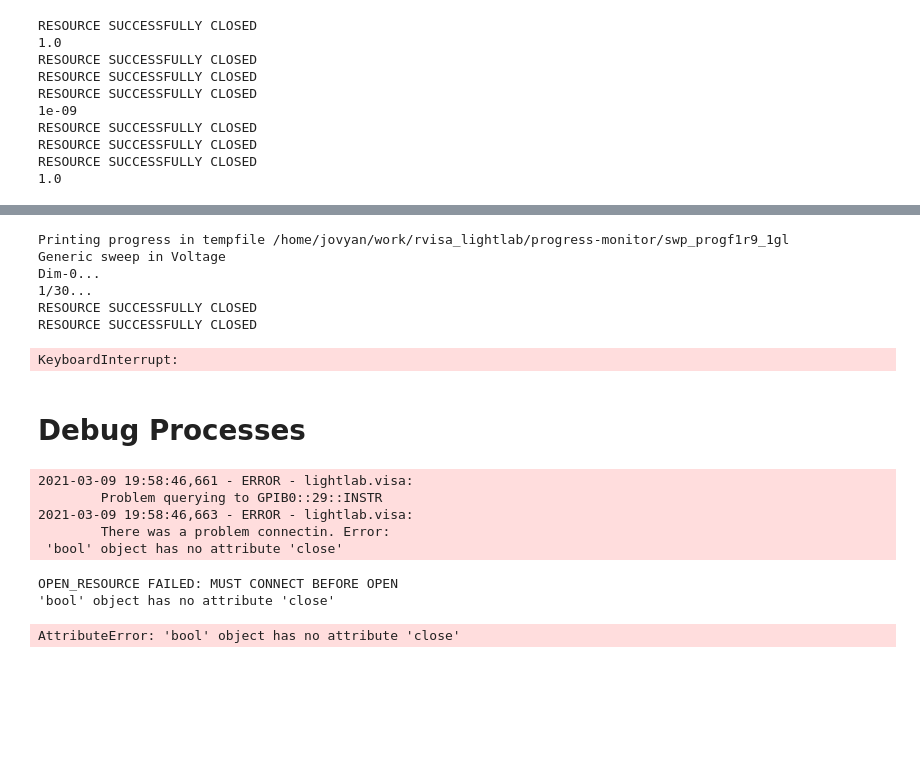
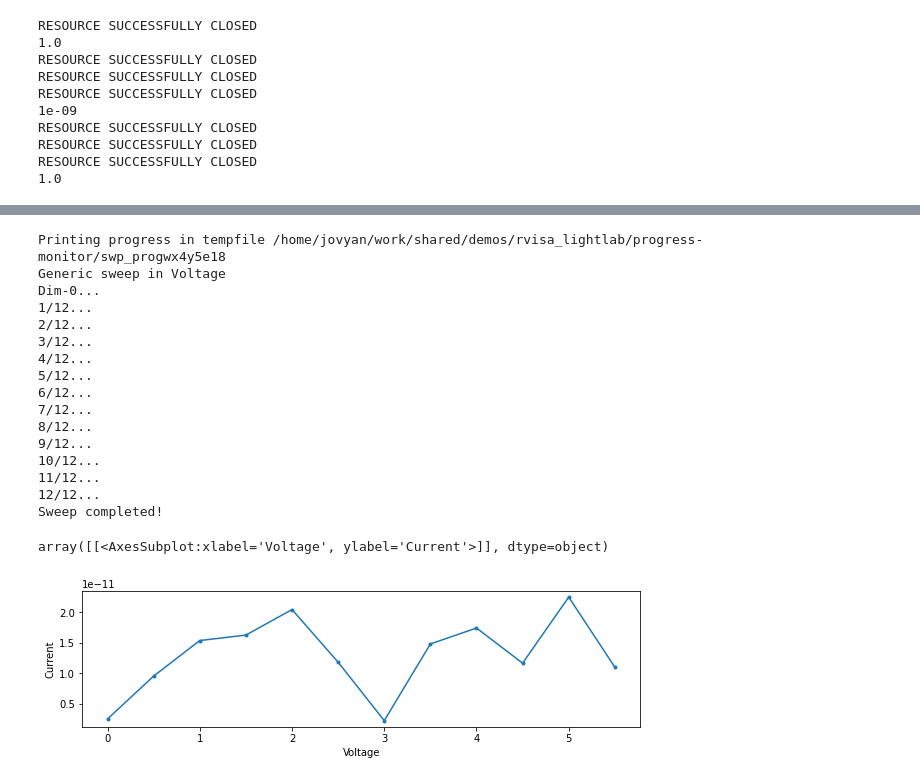
Before and after one commit to CharLee674/rvisa_lightlab, a Jupyter notebook: KeithleyDemo.ipynb, the cells around one changed output, grey strips where cells are left out. Drawn from its saved outputs; the diff is of its cells as text; code cells hidden in the pictures; blank space fills up the shorter version.

Commit message:
demo preparations

```diff
--- a/KeithleyDemo.ipynb
+++ b/KeithleyDemo.ipynb
@@ -85,52 +184,37 @@ RESOURCE SUCCESSFULLY CLOSED
 # %%
 # Testing sweeps
 from lightlab.util.sweep import NdSweeper
 import numpy
 from lightlab.equipment.lab_instruments import Remote_Keithley_2606B_SMU as Ke
-instr = Ke(address='GPIB0::29::INSTR',url="https://1000000031c956ca-api.nwtech.win/", tsp_node=1, channel="A")
+instr = Ke(address='GPIB0::29::INSTR',url="https://1000000031c956ca-api.nwtech.win/", tsp_node=1, channel="A", tempSess=False)
 tsweep=NdSweeper()
-domain=numpy.arange(0,3,.1)
+
+instr.setProtectionVoltage(4) # set 4 V voltage limit
+instr.setProtectionCurrent(0.01) # set 10 mA current limit
+domain=numpy.arange(0,6,0.5)
+instr.enable(newState=True)
 tsweep.addActuation("Voltage",lambda v: instr.setVoltage(v),domain)
-tsweep.addMeasurement("Current",lambda: instr.getCurrent())
+tsweep.addMeasurement("Current",lambda: instr.measCurrent())
 tsweep.gather(3)
+instr.enable(newState=0)
 instr.setVoltage(0)
 tsweep.plot()
 # %% [output]
-Printing progress in tempfile /home/jovyan/work/rvisa_lightlab/progress-monitor/swp_progf1r9_1gl
+Printing progress in tempfile /home/jovyan/work/shared/demos/rvisa_lightlab/progress-monitor/swp_progwx4y5e18
 Generic sweep in Voltage
 Dim-0...
-1/30...
-RESOURCE SUCCESSFULLY CLOSED
-RESOURCE SUCCESSFULLY CLOSED
+1/12...
+2/12...
+3/12...
+4/12...
+5/12...
+6/12...
+7/12...
+8/12...
+9/12...
+10/12...
+11/12...
+12/12...
+Sweep completed!
-KeyboardInterrupt:
+array([[<AxesSubplot:xlabel='Voltage', ylabel='Current'>]], dtype=object)
+[figure, added]
-# %% [markdown]
-# Debug Processes
-# %%
-import rvisa as visa
-import time
-
-#had to change the import statement for visalogger to ...
-#from rvisa_lightlab.lightlab.equipment.lab_instruments.Tektronix_DPO4034_Oscope import Remote_Tektronix_DPO4034_Oscope as Re
-from lightlab.equipment.lab_instruments import Remote_Keithley_2606B_SMU as Ke
-#rm = visa.ResourceManager("https://1000000031c956ca-api.nwtech.win/")
-#rm.list_resources()
-instr = Ke(address='GPIB0::29::INSTR',url="https://1000000031c956ca-api.nwtech.win/", tsp_node=1, channel="A")
-#print(instr.driver.instrID())
-instr.setCurrent(1)
-print(instr.getCurrent())
-"""
-print(instr.getVolta ge())
-print(instr.getCurrent())
-instr.setVoltage(1)
-print(instr.getVoltage())
-instr.setVoltage(5)
-"""
-# %% [output]
-2021-03-09 19:58:46,661 - ERROR - lightlab.visa:
-        Problem querying to GPIB0::29::INSTR
-2021-03-09 19:58:46,663 - ERROR - lightlab.visa:
-        There was a problem connectin. Error:
- 'bool' object has no attribute 'close'
-OPEN_RESOURCE FAILED: MUST CONNECT BEFORE OPEN
-'bool' object has no attribute 'close'
-AttributeError: 'bool' object has no attribute 'close'
```
Also changed, not shown: parts of 30 cells of this notebook, 6 other files.
